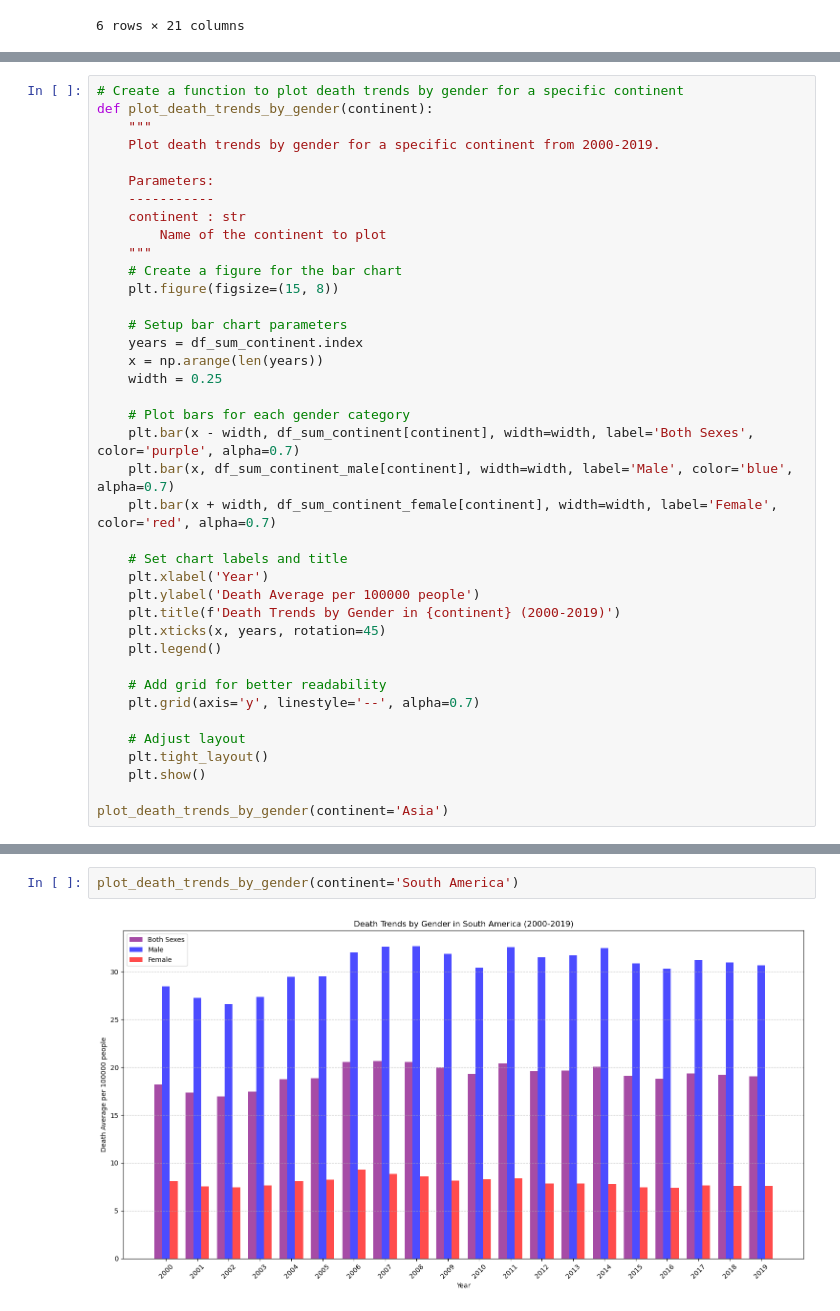
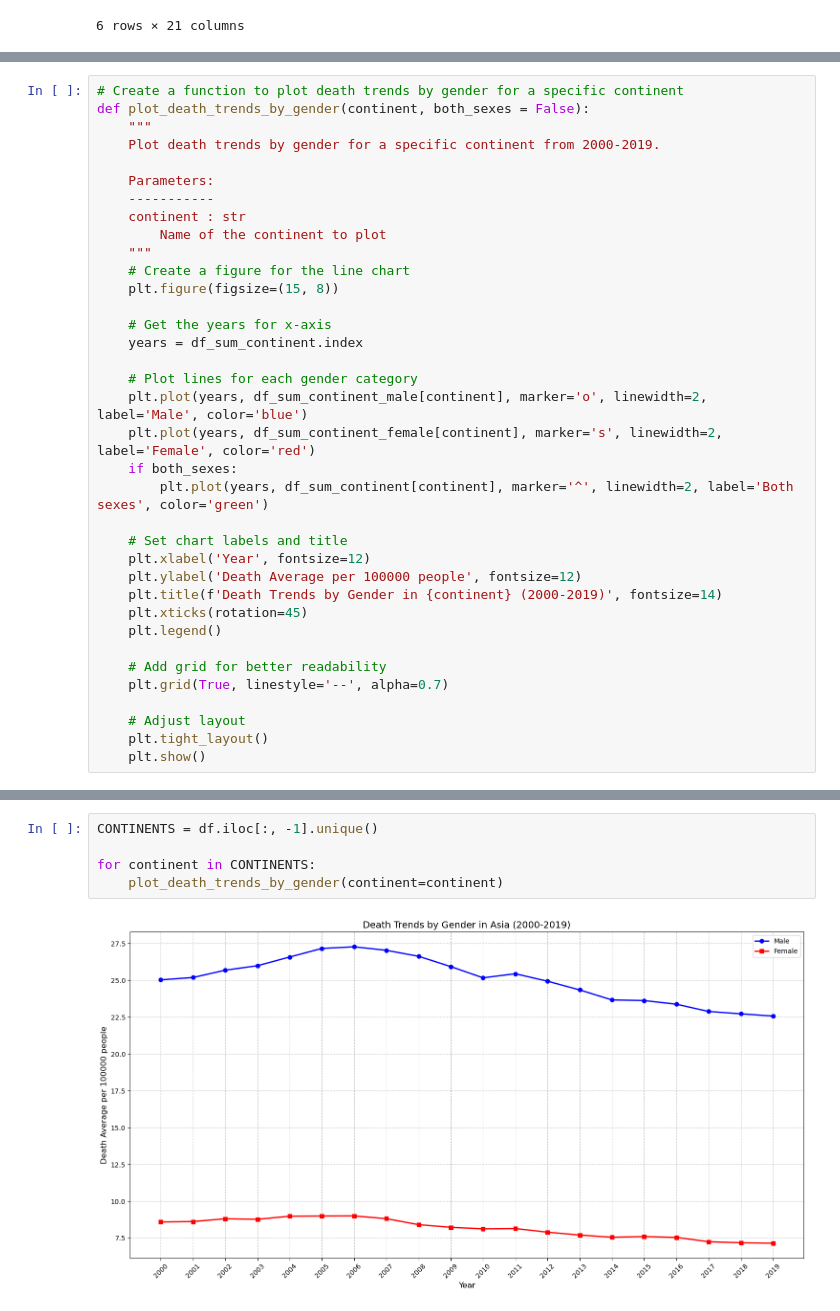
Before and after one commit to khanhst0209/DV_Midterm, a Jupyter notebook: analysis.ipynb, the cells around one changed output, grey strips where cells are left out. Saved outputs shown, nothing was run; the diff lists cells and outputs as text.

Commit message:
Add more plots

```diff
--- a/analysis.ipynb
+++ b/analysis.ipynb
@@ -298,6 +279,6 @@ df_sum_continent_female.index.name = 'Year'
 # %%
 # Create a function to plot death trends by gender for a specific continent
-def plot_death_trends_by_gender(continent):
+def plot_death_trends_by_gender(continent, both_sexes = False):
     """
     Plot death trends by gender for a specific continent from 2000-2019.
 
@@ -306,31 +287,28 @@ def plot_death_trends_by_gender(continent):
     continent : str
         Name of the continent to plot
     """
-    # Create a figure for the bar chart
+    # Create a figure for the line chart
     plt.figure(figsize=(15, 8))
 
-    # Setup bar chart parameters
+    # Get the years for x-axis
     years = df_sum_continent.index
-    x = np.arange(len(years))
-    width = 0.25
 
-    # Plot bars for each gender category
-    plt.bar(x - width, df_sum_continent[continent], width=width, label='Both Sexes', color='purple', alpha=0.7)
-    plt.bar(x, df_sum_continent_male[continent], width=width, label='Male', color='blue', alpha=0.7)
-    plt.bar(x + width, df_sum_continent_female[continent], width=width, label='Female', color='red', alpha=0.7)
+    # Plot lines for each gender category
+    plt.plot(years, df_sum_continent_male[continent], marker='o', linewidth=2, label='Male', color='blue')
+    plt.plot(years, df_sum_continent_female[continent], marker='s', linewidth=2, label='Female', color='red')
+    if both_sexes:
+        plt.plot(years, df_sum_continent[continent], marker='^', linewidth=2, label='Both sexes', color='green')
 
     # Set chart labels and title
-    plt.xlabel('Year')
-    plt.ylabel('Death Average per 100000 people')
-    plt.title(f'Death Trends by Gender in {continent} (2000-2019)')
-    plt.xticks(x, years, rotation=45)
+    plt.xlabel('Year', fontsize=12)
+    plt.ylabel('Death Average per 100000 people', fontsize=12)
+    plt.title(f'Death Trends by Gender in {continent} (2000-2019)', fontsize=14)
+    plt.xticks(rotation=45)
     plt.legend()
 
     # Add grid for better readability
-    plt.grid(axis='y', linestyle='--', alpha=0.7)
+    plt.grid(True, linestyle='--', alpha=0.7)
 
     # Adjust layout
     plt.tight_layout()
     plt.show()
-
-plot_death_trends_by_gender(continent='Asia')
@@ -355,4 +315,7 @@ plot_death_trends_by_gender(continent='North America')
-# %%
-plot_death_trends_by_gender(continent='South America')
-# %% [output]
-[figure, removed]
+# %%
+CONTINENTS = df.iloc[:, -1].unique()
+
+for continent in CONTINENTS:
+    plot_death_trends_by_gender(continent=continent)
+# %% [output]
+[figure, added]
```
Also changed, not shown: parts of 19 cells of this notebook.
